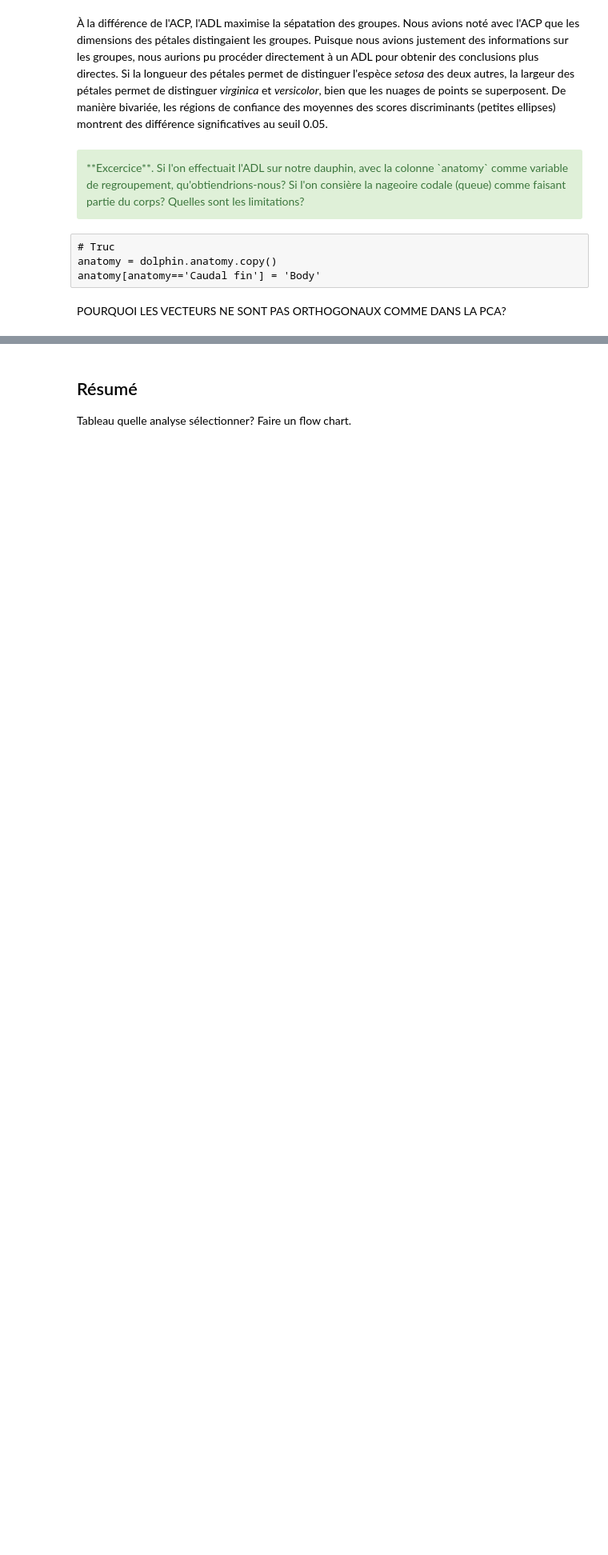
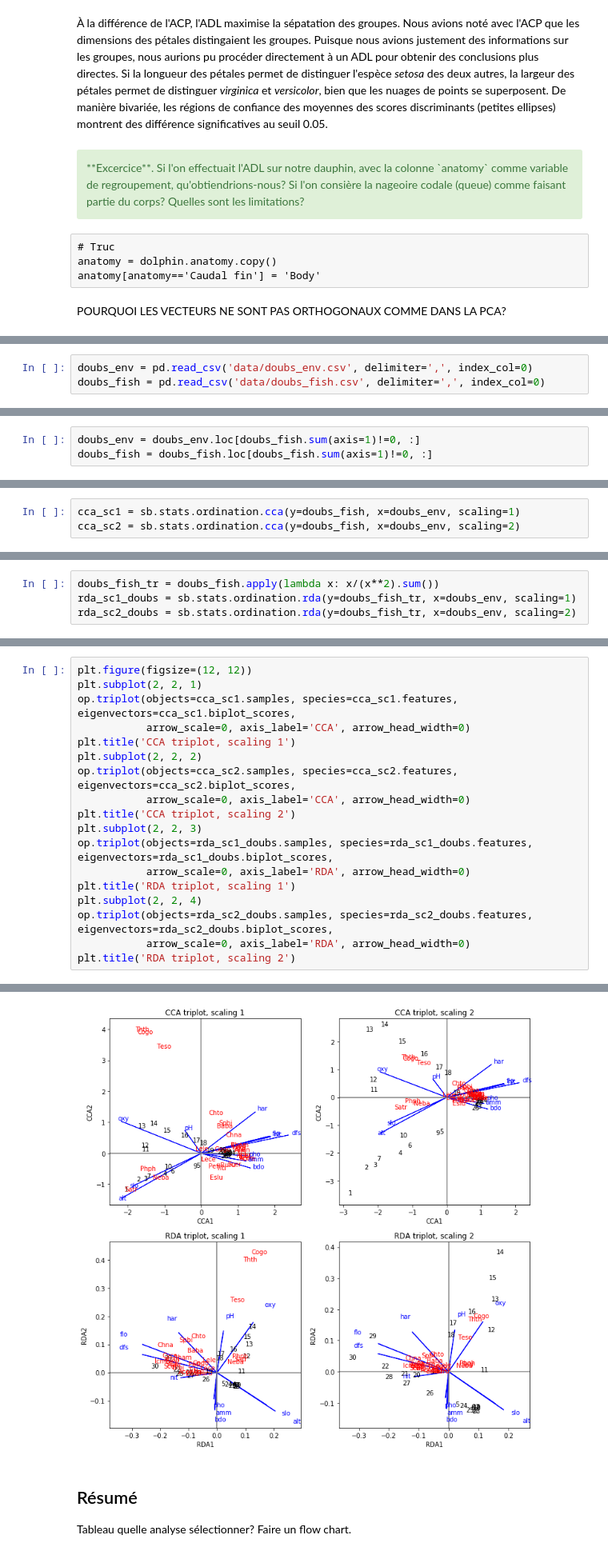
Before and after one commit to essicolo/ecologie-mathematique-Py, a Jupyter notebook: 7_AssocPartOrdin/7_AssocPartOrdin.ipynb, the cells around one changed output, grey strips where cells are left out. Shown at 80% size. Drawn from its saved outputs; the diff is of its cells as text; blank space fills up the shorter version.

```diff
--- a/7_AssocPartOrdin/7_AssocPartOrdin.ipynb
+++ b/7_AssocPartOrdin/7_AssocPartOrdin.ipynb
@@ -1609,0 +1737,3 @@ Pour représenter une RDA ou une CCA, on utilise souvent le triplot, qui compren
+# %%
+doubs_env = pd.read_csv('data/doubs_env.csv', delimiter=',', index_col=0)
+doubs_fish = pd.read_csv('data/doubs_fish.csv', delimiter=',', index_col=0)
@@ -1609,0 +1742,3 @@ Pour représenter une RDA ou une CCA, on utilise souvent le triplot, qui compren
+# %%
+doubs_env = doubs_env.loc[doubs_fish.sum(axis=1)!=0, :]
+doubs_fish = doubs_fish.loc[doubs_fish.sum(axis=1)!=0, :]
@@ -1609,0 +1747,3 @@ Pour représenter une RDA ou une CCA, on utilise souvent le triplot, qui compren
+# %%
+cca_sc1 = sb.stats.ordination.cca(y=doubs_fish, x=doubs_env, scaling=1)
+cca_sc2 = sb.stats.ordination.cca(y=doubs_fish, x=doubs_env, scaling=2)
@@ -1609,0 +1752,4 @@ Pour représenter une RDA ou une CCA, on utilise souvent le triplot, qui compren
+# %%
+doubs_fish_tr = doubs_fish.apply(lambda x: x/(x**2).sum())
+rda_sc1_doubs = sb.stats.ordination.rda(y=doubs_fish_tr, x=doubs_env, scaling=1)
+rda_sc2_doubs = sb.stats.ordination.rda(y=doubs_fish_tr, x=doubs_env, scaling=2)
@@ -1609,0 +1758,19 @@ Pour représenter une RDA ou une CCA, on utilise souvent le triplot, qui compren
+# %%
+plt.figure(figsize=(12, 12))
+plt.subplot(2, 2, 1)
+op.triplot(objects=cca_sc1.samples, species=cca_sc1.features, eigenvectors=cca_sc1.biplot_scores,
+           arrow_scale=0, axis_label='CCA', arrow_head_width=0)
+plt.title('CCA triplot, scaling 1')
+plt.subplot(2, 2, 2)
+op.triplot(objects=cca_sc2.samples, species=cca_sc2.features, eigenvectors=cca_sc2.biplot_scores,
+           arrow_scale=0, axis_label='CCA', arrow_head_width=0)
+plt.title('CCA triplot, scaling 2')
+plt.subplot(2, 2, 3)
+op.triplot(objects=rda_sc1_doubs.samples, species=rda_sc1_doubs.features, eigenvectors=rda_sc1_doubs.biplot_scores,
+           arrow_scale=0, axis_label='RDA', arrow_head_width=0)
+plt.title('RDA triplot, scaling 1')
+plt.subplot(2, 2, 4)
+op.triplot(objects=rda_sc2_doubs.samples, species=rda_sc2_doubs.features, eigenvectors=rda_sc2_doubs.biplot_scores,
+           arrow_scale=0, axis_label='RDA', arrow_head_width=0)
+plt.title('RDA triplot, scaling 2')
+# %% [output]
@@ -1610,3 +1778,4 @@ Pour représenter une RDA ou une CCA, on utilise souvent le triplot, qui compren
+[figure, added]
 # %% [markdown]
 ## Résumé
 
```
Also changed, not shown: parts of 60 cells of this notebook, 2 other files.
